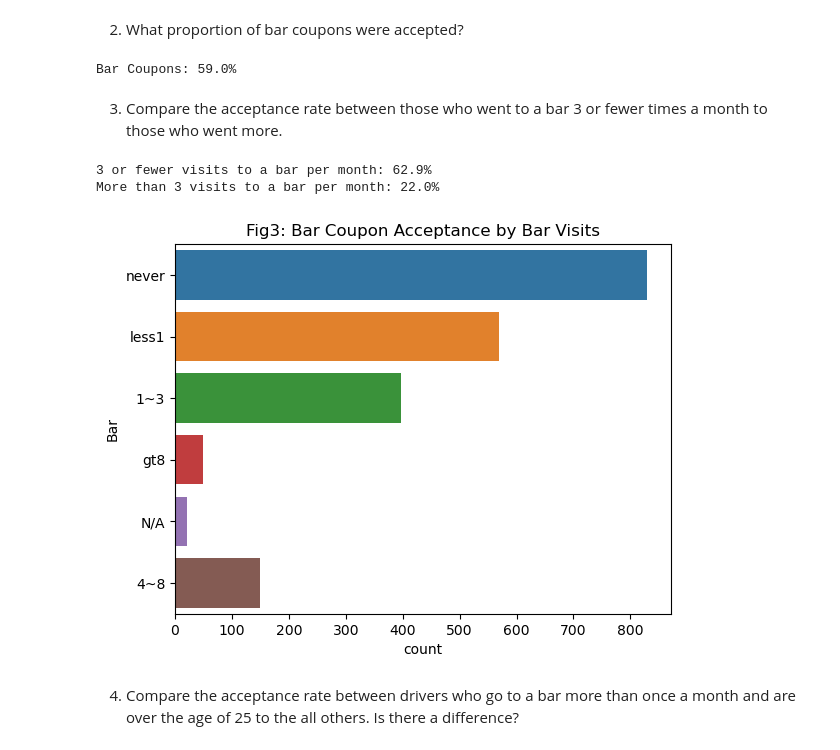
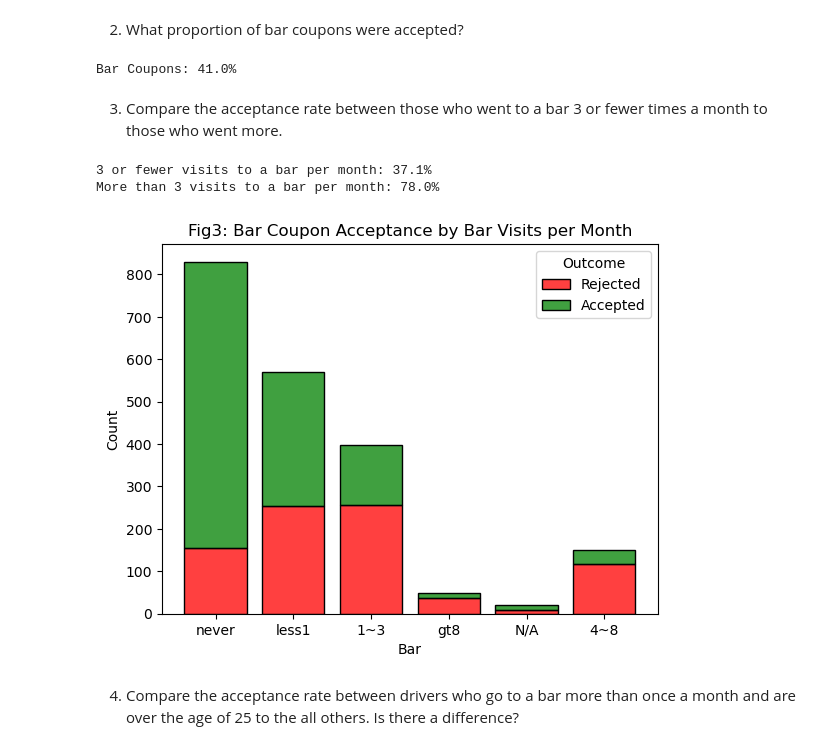
Before and after one commit to johnprg/coupon-data, a Jupyter notebook: coupondata.ipynb, the cells around one changed output. Drawn from its saved outputs; the diff is of its cells as text; code cells hidden in the pictures.

Commit message:
fixed a real bug in accept count (occasionally reversing the acceptance rate

```diff
--- a/coupondata.ipynb
+++ b/coupondata.ipynb
@@ -176,11 +179,12 @@ Name: count, dtype: int64
 #define a function to print and retun the acceptance ratio
 #this is hard coded for the Y column and the values of Y
 def accept_count(df, title):
-    counts = df['Y'].value_counts()
-    prop = counts[0] / (counts[0]+counts[1])
+    count_y_equals_1 = (df['Y'] == 1).sum()
+    count_y_equals_0 = (df['Y'] == 0).sum()
+    # print('Accepts:' + str(count_y_equals_1))
+    # print('Rejects:' + str(count_y_equals_0))
+    prop = count_y_equals_1 / (count_y_equals_0+count_y_equals_1)
     print(title + ': ' + f"{prop:.1%}")
 
-accept_count(dropna_df, 'Total Observations')
-
-#43.2% accepted the coupon
+accept_count(dropna_df, 'Total Observations Acceptance Rate')
 # %% [output]
@@ -214,33 +218,37 @@ bar_df = dropna_df.loc[dropna_df['coupon'] == 'Bar']
 2. What proportion of bar coupons were accepted?
 # %%
 accept_count(bar_df, 'Bar Coupons')
-
-#59% of Bar Coupons were accepted
 # %% [output]
-Bar Coupons: 59.0%
+Bar Coupons: 41.0%
 # %% [markdown]
 3. Compare the acceptance rate between those who went to a bar 3 or fewer times a month to those who went more.
 # %%
 #look at the value counts for 'Bar'
-sns.countplot(data=bar_df, y='Bar')
-plt.title('Fig3: Bar Coupon Acceptance by Bar Visits')
+df = bar_df
+
+# Define a custom palette from red to green
+palette = sns.color_palette(['green', 'red'])
+
+sns.histplot(df, x='Bar', hue='Y', multiple='stack', palette=palette, shrink=0.8)
+plt.title('Fig3: Bar Coupon Acceptance by Bar Visits per Month')
+plt.legend(title='Outcome', labels=['Rejected', 'Accepted'])
 plt.savefig('images/fig3.png')
 
 #use explicit values to omit the N/A entries
 fewer = ['never', 'less1', '1~3']
 more = ['4~8']
 
 df = bar_df
 
 fewer_df=df.loc[df['Bar'].isin(fewer)]
 more_df=df.loc[df['Bar'].isin(more)]
 
 accept_few = accept_count(fewer_df, "3 or fewer visits to a bar per month")
 accept_more = accept_count(more_df, 'More than 3 visits to a bar per month')
 # %% [output]
-3 or fewer visits to a bar per month: 62.9%
-More than 3 visits to a bar per month: 22.0%
+3 or fewer visits to a bar per month: 37.1%
+More than 3 visits to a bar per month: 78.0%
-[figure, old version]
+[figure, new version]
 # %% [markdown]
 4. Compare the acceptance rate between drivers who go to a bar more than once a month and are over the age of 25 to the all others.  Is there a difference?
 # %%
```
Also changed, not shown: parts of 16 cells of this notebook, 4 other files.
